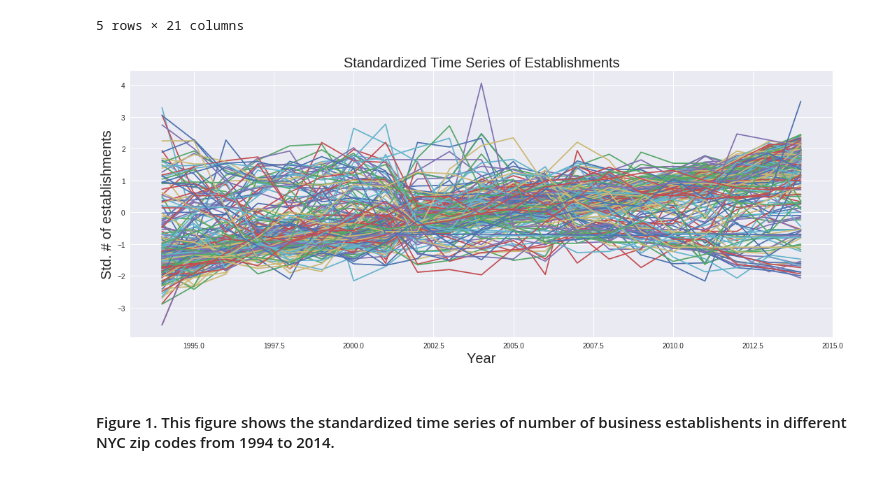
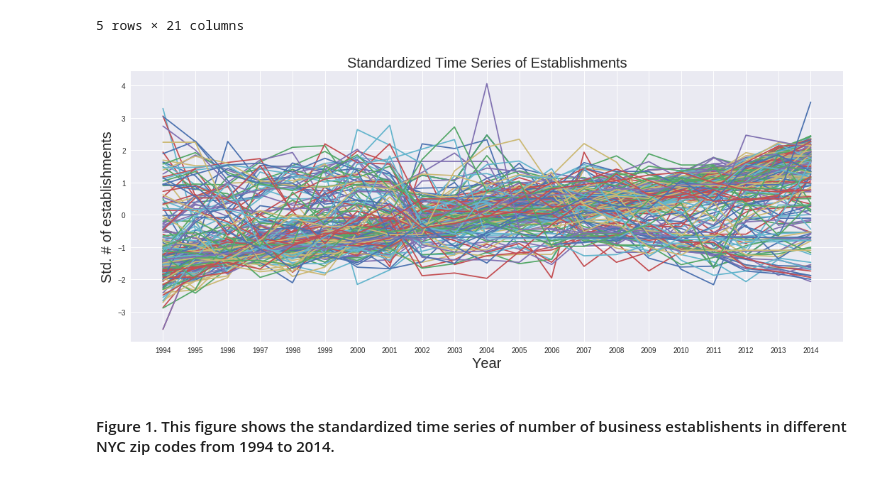
Before and after one commit to kpan125/PUI2017_kwp225, a Jupyter notebook: HW11_kwp225/HW11_Part1_kwp225.ipynb, the cells around one changed output. Drawn from its saved outputs; the diff is of its cells as text; code cells hidden in the pictures.

```diff
--- a/HW11_kwp225/HW11_Part1_kwp225.ipynb
+++ b/HW11_kwp225/HW11_Part1_kwp225.ipynb
@@ -104,14 +104,15 @@ stdVals.head()
 # %%
 fig = plt.figure(figsize=(18,7))
 ax = fig.add_subplot(111)
 
 for i in range(0,len(stdVals)):
     pl.plot(yrRange, stdVals.iloc[i])
+pl.xticks(np.arange(1994, 2015, 1.0), fontsize=10)
 pl.xlabel("Year", fontsize=20)
 pl.ylabel("Std. # of establishments", fontsize=20)
 pl.title("Standardized Time Series of Establishments", fontsize=20);
 # %% [output]
-[figure, old version]
+[figure, new version]
 # %% [markdown]
 #### Figure 1. This figure shows the standardized time series of number of business establishents in different NYC zip codes from 1994 to 2014.
 # %% [markdown]
```
Also changed, not shown: parts of 3 cells of this notebook.
